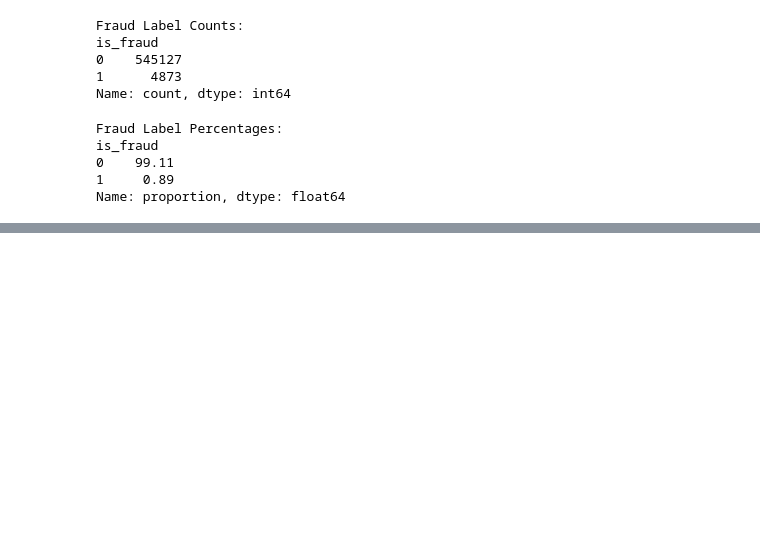
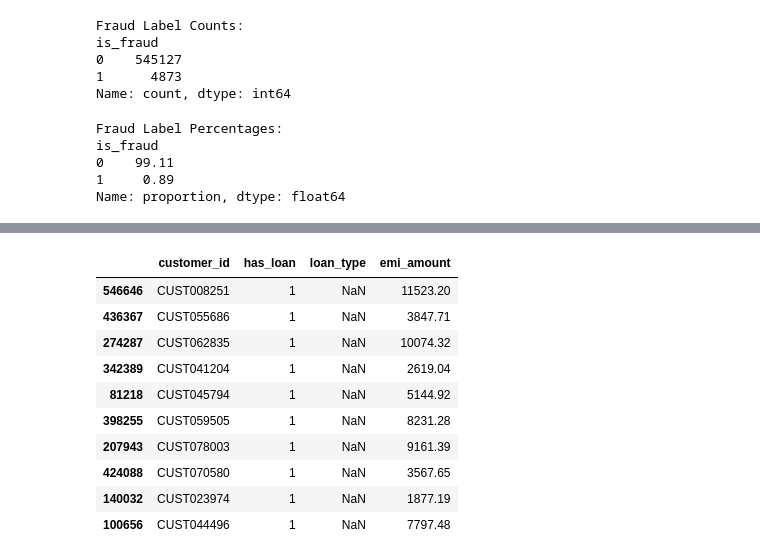
Before and after one commit to MrinmoyTalukdar27/FraudLens-Indian-Banking-Analytics, a Jupyter notebook: Data_Cleaning.ipynb, the cells around one changed output, grey strips where cells are left out. Saved outputs shown, nothing was run; the diff lists cells and outputs as text; code cells hidden in the pictures; blank space fills up the shorter version.

```diff
--- a/Data_Cleaning.ipynb
+++ b/Data_Cleaning.ipynb
@@ -128,0 +151,20 @@ Name: proportion, dtype: float64
+# %%
+# Now we are just verifying if the column has_loan has genuine values or not .
+# and to do that we are checking the emi_amount column so that we can verify if they have an active emi which can confrom that they genually have a loan or not.
+df[
+    (df["has_loan"] == 1) &
+    (df["loan_type"].isnull()) &
+    (df["emi_amount"] > 0)
+][["customer_id", "has_loan", "loan_type", "emi_amount"]].sample(10)
+# %% [output]
+|  | customer_id | has_loan | loan_type | emi_amount |
+| 546646 | CUST008251 | 1 | NaN | 11523.20 |
+| 436367 | CUST055686 | 1 | NaN | 3847.71 |
+| 274287 | CUST062835 | 1 | NaN | 10074.32 |
+| 342389 | CUST041204 | 1 | NaN | 2619.04 |
+| 81218 | CUST045794 | 1 | NaN | 5144.92 |
+| 398255 | CUST059505 | 1 | NaN | 8231.28 |
+| 207943 | CUST078003 | 1 | NaN | 9161.39 |
+| 424088 | CUST070580 | 1 | NaN | 3567.65 |
+| 140032 | CUST023974 | 1 | NaN | 1877.19 |
+| 100656 | CUST044496 | 1 | NaN | 7797.48 |
```
Also changed, not shown: parts of 16 cells of this notebook.
